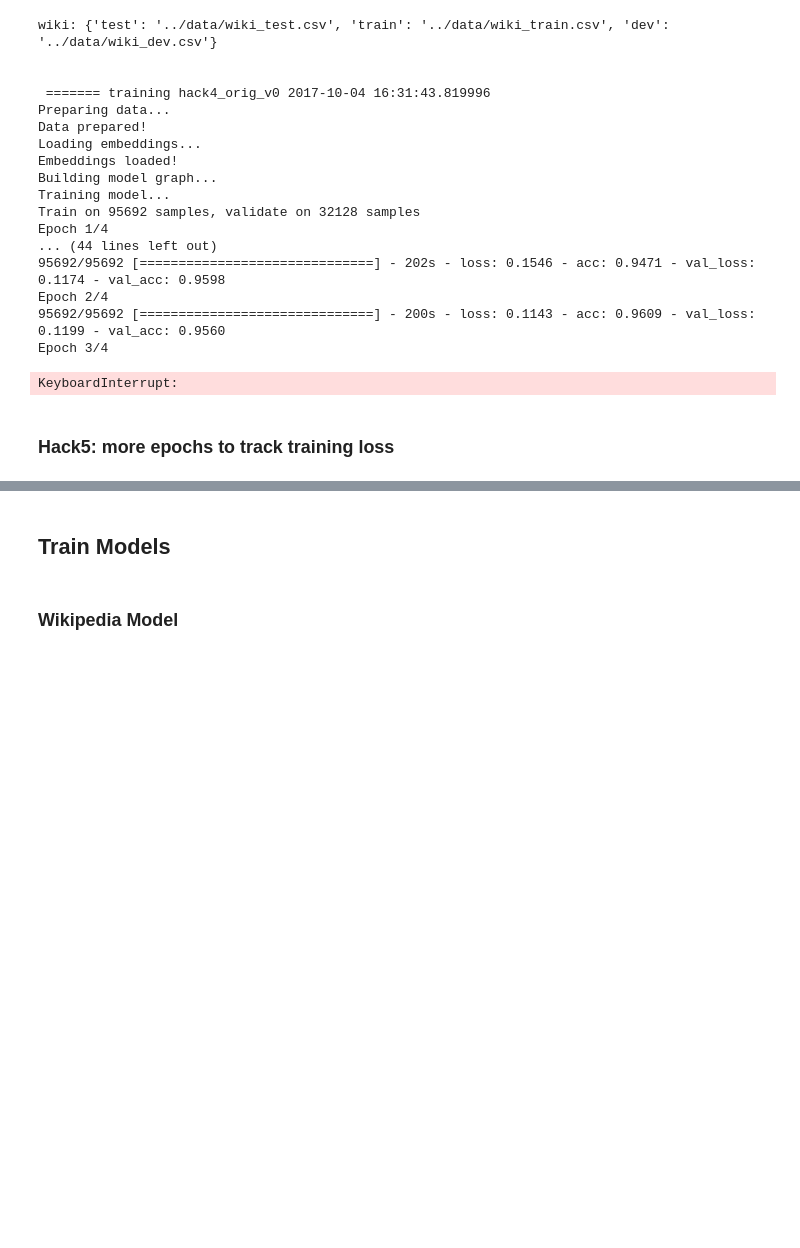
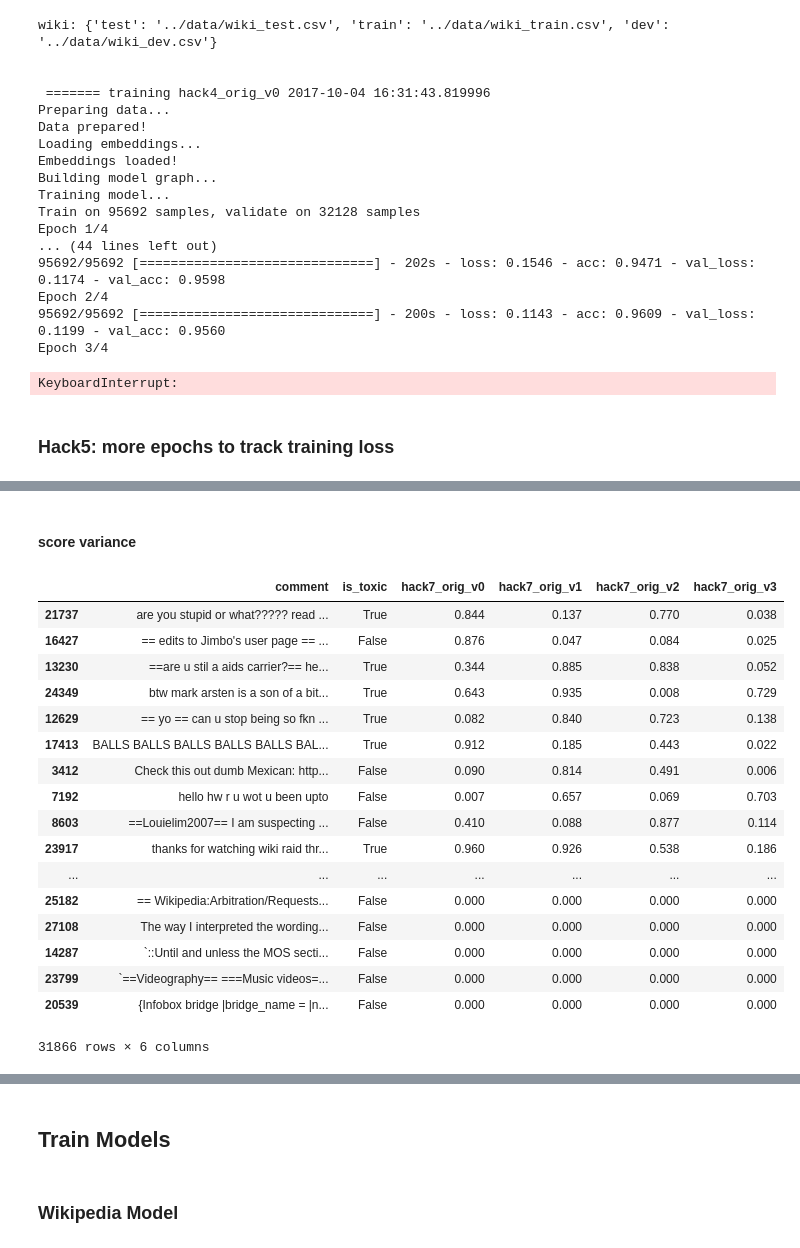
Before and after one commit to rubinovitz/unintended-ml-bias-analysis, a Jupyter notebook: src/Train Toxicity Model.ipynb, the cells around one changed output, grey strips where cells are left out. Drawn from its saved outputs; the diff is of its cells as text; code cells hidden in the pictures; blank space fills up the shorter version.

```diff
--- a/src/Train Toxicity Model.ipynb
+++ b/src/Train Toxicity Model.ipynb
@@ -430,0 +573,24 @@ Epoch 6/10
+# %% [markdown]
+#### score variance
+# %%
+wiki_test['score_var'] = wiki_test[[name for (name,_model) in hack7_wiki_models]].var(axis=1)
+wiki_test.sort_values('score_var', ascending=False)[['comment', 'is_toxic'] + [name for (name,_model) in hack7_wiki_models]]
+# %% [output]
+|  | comment | is_toxic | hack7_orig_v0 | hack7_orig_v1 | hack7_orig_v2 | hack7_orig_v3 |
+| 21737 | are you stupid or what????? read ... | True | 0.844 | 0.137 | 0.770 | 0.038 |
+| 16427 | == edits to Jimbo's user page == ... | False | 0.876 | 0.047 | 0.084 | 0.025 |
+| 13230 | ==are u stil a aids carrier?== he... | True | 0.344 | 0.885 | 0.838 | 0.052 |
+| 24349 | btw mark arsten is a son of a bit... | True | 0.643 | 0.935 | 0.008 | 0.729 |
+| 12629 | == yo == can u stop being so fkn ... | True | 0.082 | 0.840 | 0.723 | 0.138 |
+| 17413 | BALLS BALLS BALLS BALLS BALLS BAL... | True | 0.912 | 0.185 | 0.443 | 0.022 |
+| 3412 | Check this out dumb Mexican: http... | False | 0.090 | 0.814 | 0.491 | 0.006 |
+| 7192 | hello hw r u wot u been upto | False | 0.007 | 0.657 | 0.069 | 0.703 |
+| 8603 | ==Louielim2007== I am suspecting ... | False | 0.410 | 0.088 | 0.877 | 0.114 |
+| 23917 | thanks for watching wiki raid thr... | True | 0.960 | 0.926 | 0.538 | 0.186 |
+| ... | ... | ... | ... | ... | ... | ... |
+| 25182 | == Wikipedia:Arbitration/Requests... | False | 0.000 | 0.000 | 0.000 | 0.000 |
+| 27108 | The way I interpreted the wording... | False | 0.000 | 0.000 | 0.000 | 0.000 |
+| 14287 | `::Until and unless the MOS secti... | False | 0.000 | 0.000 | 0.000 | 0.000 |
+| 23799 | `==Videography== ===Music videos=... | False | 0.000 | 0.000 | 0.000 | 0.000 |
+| 20539 | {Infobox bridge |bridge_name = |n... | False | 0.000 | 0.000 | 0.000 | 0.000 |
+31866 rows × 6 columns
```
Also changed, not shown: parts of 14 cells of this notebook, 1 other file.
